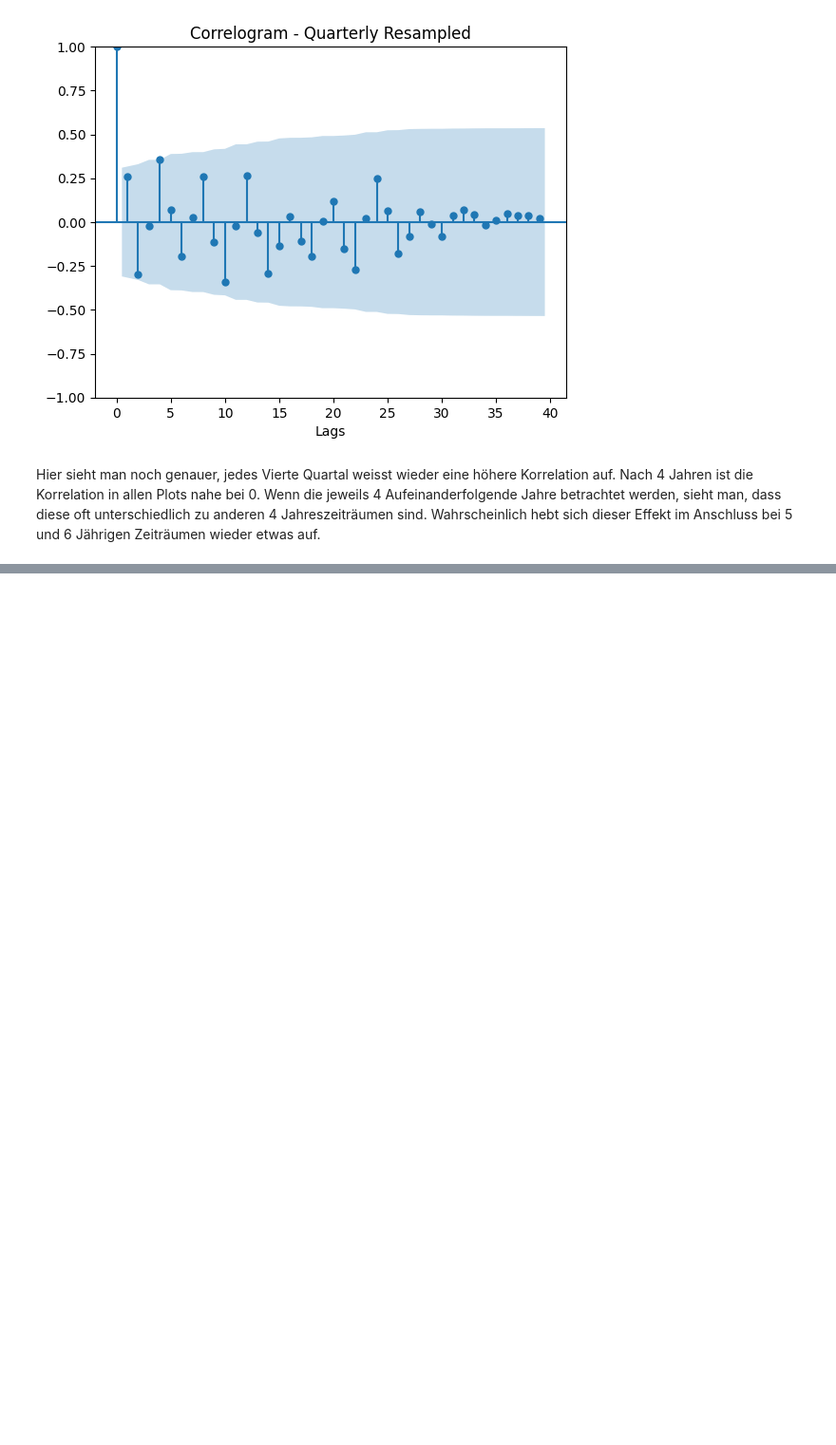
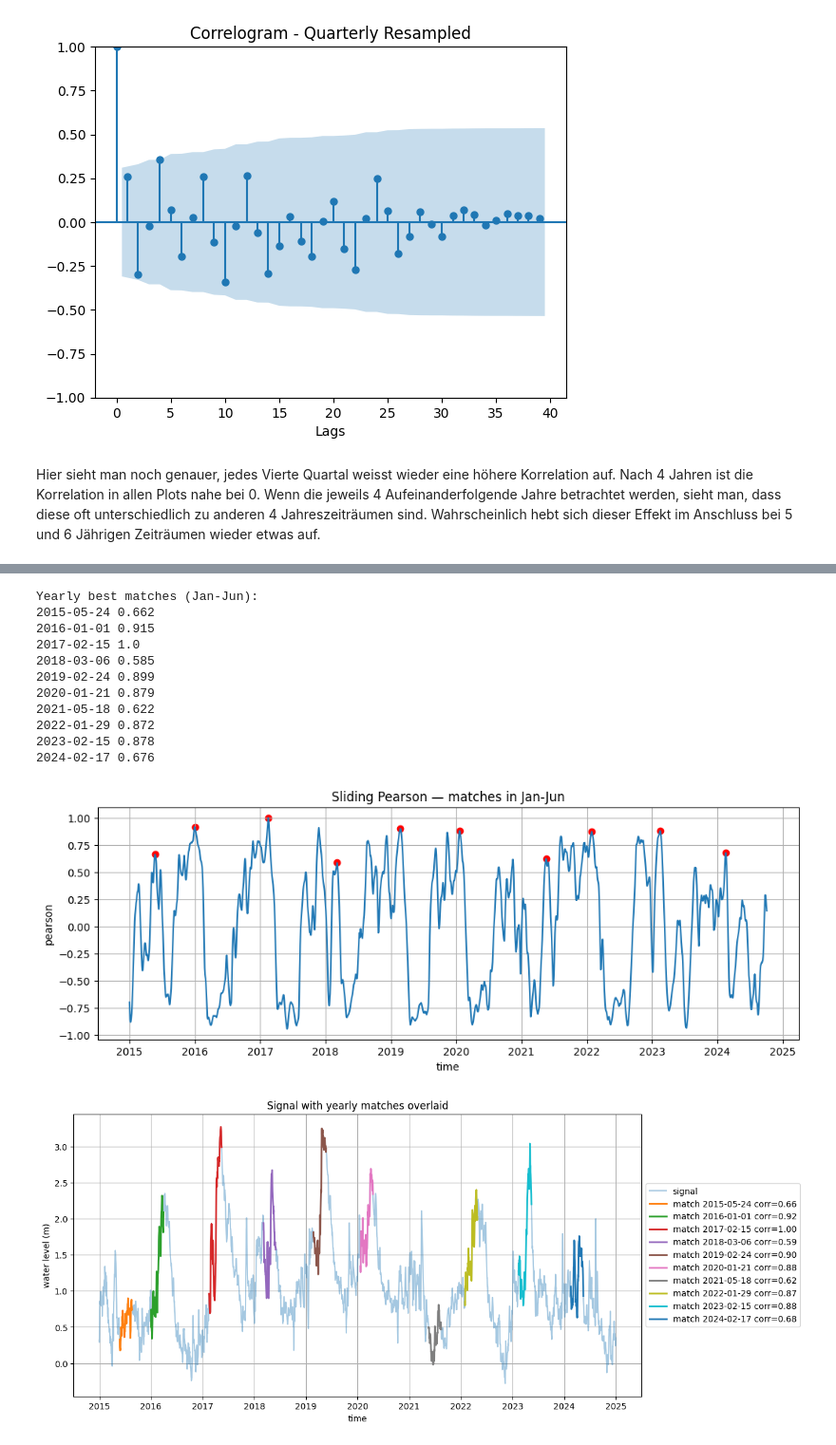
Before and after one commit to adrianmeier2002/gbsv_minichallenges, a Jupyter notebook: MC1/MC1_Day4_9.ipynb, the cells around one changed output, grey strips where cells are left out. Shown at 95% size. Saved outputs shown, nothing was run; the diff lists cells and outputs as text; code cells hidden in the pictures; blank space fills up the shorter version.

```diff
--- a/MC1/MC1_Day4_9.ipynb
+++ b/MC1/MC1_Day4_9.ipynb
@@ -100,0 +127,71 @@ Die wiederholenden Muster in den Daten sind wichtig zu verstehen. Es ist enorm w
+# %%
+# prepare daily signal
+sig = water_raw.set_index('Observed_date')['Sealevel'].asfreq('D').interpolate(limit=16)
+
+# 1) choose snippet (Referenzjahr)
+snippet = sig.loc['2017-02-15':'2017-05-15'].copy()
+
+# 2) prepare data
+x = sig.values.astype(float)
+t = snippet.values.astype(float)
+L = len(t)
+
+# 3) compute sliding Pearson
+dot_valid = correlate(x, t, mode='valid')  # length N-L+1
+s = pd.Series(x, index=sig.index)
+mean_x = s.rolling(window=L).mean().to_numpy()[L-1:]
+std_x  = s.rolling(window=L).std(ddof=0).to_numpy()[L-1:]
+mean_t = np.mean(t)
+std_t = np.std(t)
+eps = 1e-8
+pearson = (dot_valid - L * mean_x * mean_t) / (L * (std_x * std_t + eps))
+
+timestamps_valid = sig.index[:len(pearson)]
+
+# 4) pick top match per year in Jan-Jun window
+matches = []
+for y in range(sig.index.year.min(), sig.index.year.max()+1):
+    mask_year = (timestamps_valid.year == y) & (timestamps_valid.month >= 1) & (timestamps_valid.month <= 6)
+    if mask_year.any():
+        idxs = np.where(mask_year)[0]
+        best_idx = idxs[np.argmax(pearson[idxs])]
+        matches.append((timestamps_valid[best_idx], pearson[best_idx]))
+
+matches = [m for m in matches if m[1] > 0.2]  # optional absolute filter
+print("Yearly best matches (Jan-Jun):")
+for t, c in matches:
+    print(t.date(), round(c,3))
+
+# 5) plot pearson with yearly markers
+plt.figure(figsize=(12,4))
+plt.plot(timestamps_valid, pearson, label='pearson')
+for t, c in matches:
+    plt.scatter(t, c, color='red')
+plt.title('Sliding Pearson — matches in Jan-Jun')
+plt.xlabel('time'); plt.ylabel('pearson'); plt.grid(); plt.show()
+
+# 6) overlay example: show match overlays for a few years
+plt.figure(figsize=(12,6))
+plt.plot(sig.index, sig.values, alpha=0.4, label='signal')
+for t,c in matches:
+    start = sig.index.get_loc(t)
+    end = start + L
+    plt.plot(sig.index[start:end], sig.values[start:end], linewidth=2, label=f'match {t.date()} corr={c:.2f}')
+plt.legend(loc='center left', bbox_to_anchor=(1, 0.5))
+plt.title('Signal with yearly matches overlaid')
+plt.xlabel('time'); plt.ylabel('water level (m)'); plt.grid()
+plt.show()
+# %% [output]
+Yearly best matches (Jan-Jun):
+2015-05-24 0.662
+2016-01-01 0.915
+2017-02-15 1.0
+2018-03-06 0.585
+2019-02-24 0.899
+2020-01-21 0.879
+2021-05-18 0.622
+2022-01-29 0.872
+2023-02-15 0.878
+2024-02-17 0.676
+[figure, added]
+[figure, added]
```
Also changed, not shown: parts of 5 cells of this notebook, 5 other files.
